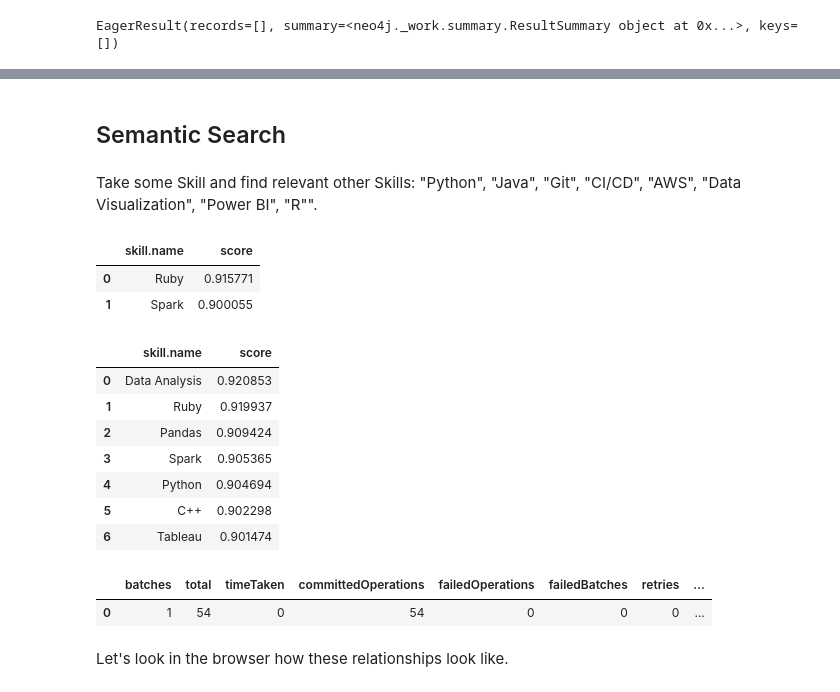
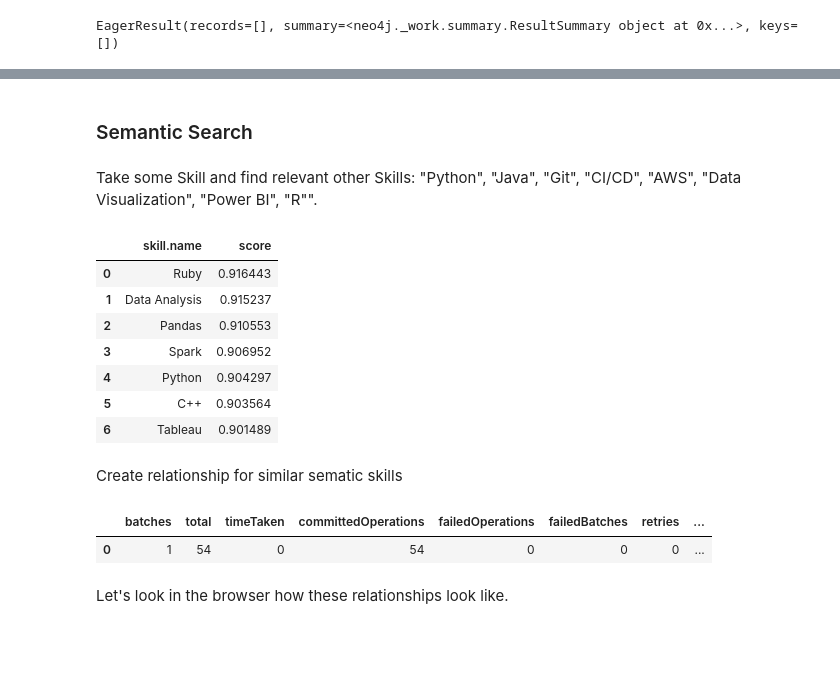
Before and after one commit to erikbijl/genai-workshop-amsterdam, a Jupyter notebook: talent/Module_01_GraphSummit_Nordics_2025.ipynb, the cells around one changed output, grey strips where cells are left out. Saved outputs shown, nothing was run; the diff lists cells and outputs as text; code cells hidden in the pictures; blank space fills up the shorter version.

```diff
--- a/talent/Module_01_GraphSummit_Nordics_2025.ipynb
+++ b/talent/Module_01_GraphSummit_Nordics_2025.ipynb
@@ -713,70 +702,54 @@ indexes_result_df
 # %% [markdown]
-## Semantic Search
+### Semantic Search
 # %% [markdown]
 Take some Skill and find relevant other Skills: "Python", "Java", "Git", "CI/CD", "AWS", "Data Visualization", "Power BI", "R"".
 # %%
 similar_skills_df  = driver.execute_query(
     """
     MATCH (s:Skill{name: "R"})
-    CALL db.index.vector.queryNodes("skill-embeddings", 10, s.embedding_skill) YIELD node, score
+    CALL db.index.vector.queryNodes("skill-embeddings", 10, s.embedding) YIELD node, score
     WITH node as skill, score ORDER BY score DESC
     WHERE node.name <> s.name AND score > 0.9
     RETURN skill.name, score
     """,
     database_=DATABASE,
     routing_=RoutingControl.READ,
     result_transformer_= lambda r: r.to_df()
 )
 similar_skills_df
 # %% [output]
 |  | skill.name | score |
-| 0 | Ruby | 0.915771 |
-| 1 | Spark | 0.900055 |
+| 0 | Ruby | 0.916443 |
+| 1 | Data Analysis | 0.915237 |
+| 2 | Pandas | 0.910553 |
+| 3 | Spark | 0.906952 |
+| 4 | Python | 0.904297 |
+| 5 | C++ | 0.903564 |
+| 6 | Tableau | 0.901489 |
+# %% [markdown]
+Create relationship for similar sematic skills
 # %%
-similar_skills_df  = driver.execute_query(
+driver.execute_query(
     """
-    MATCH (s:Skill{name: "R"})
-    CALL db.index.vector.queryNodes("description-embeddings", 10, s.embedding_description) YIELD node, score
-    WITH node as skill, score ORDER BY score DESC
-    WHERE node.name <> s.name AND score > 0.9
-    RETURN skill.name, score
+    CALL apoc.periodic.iterate(
+        "MATCH (skill1:Skill) RETURN skill1",
+        "WITH skill1
+        CALL db.index.vector.queryNodes('skill-embeddings', 10, skill1.embedding) YIELD node, score
+        WITH skill1, node as skill2, score ORDER BY score DESC
+        WHERE skill1.name < skill2.name AND score > 0.92
+        MERGE (skill1)-[s:SIMILAR_SEMANTIC]->(skill2)
+        SET s.score = score
+        ",
+        {batchSize: 1000}
+    )
     """,
     database_=DATABASE,
-    routing_=RoutingControl.READ,
+    routing_=RoutingControl.WRITE,
     result_transformer_= lambda r: r.to_df()
 )
-similar_skills_df
 # %% [output]
-|  | skill.name | score |
-| 0 | Data Analysis | 0.920853 |
-| 1 | Ruby | 0.919937 |
-| 2 | Pandas | 0.909424 |
-| 3 | Spark | 0.905365 |
-| 4 | Python | 0.904694 |
-| 5 | C++ | 0.902298 |
-| 6 | Tableau | 0.901474 |
+|  | batches | total | timeTaken | committedOperations | failedOperations | failedBatches | retries | ... |
+| 0 | 1 | 54 | 0 | 54 | 0 | 0 | 0 | ... |
-# %%
-driver.execute_query(
-    """
-    CALL apoc.periodic.iterate(
-        "MATCH (skill1:Skill) RETURN skill1",
-        "WITH skill1
-        CALL db.index.vector.queryNodes('description-embeddings', 10, skill1.embedding_description) YIELD node, score
-        WITH skill1, node as skill2, score ORDER BY score DESC
-        WHERE skill1.name < skill2.name AND score > 0.92
-        MERGE (skill1)-[s:SIMILAR_SEMANTIC]->(skill2)
-        SET s.score = score
-        ",
-        {batchSize: 1000}
-    )
-    """,
-    database_=DATABASE,
-    routing_=RoutingControl.WRITE,
-    result_transformer_= lambda r: r.to_df()
-)
-# %% [output]
-|  | batches | total | timeTaken | committedOperations | failedOperations | failedBatches | retries | ... |
-| 0 | 1 | 54 | 0 | 54 | 0 | 0 | 0 | ... |
 # %% [markdown]
 Let's look in the browser how these relationships look like.
 # %%
```
Also changed, not shown: parts of 36 cells of this notebook, 1 other file.
